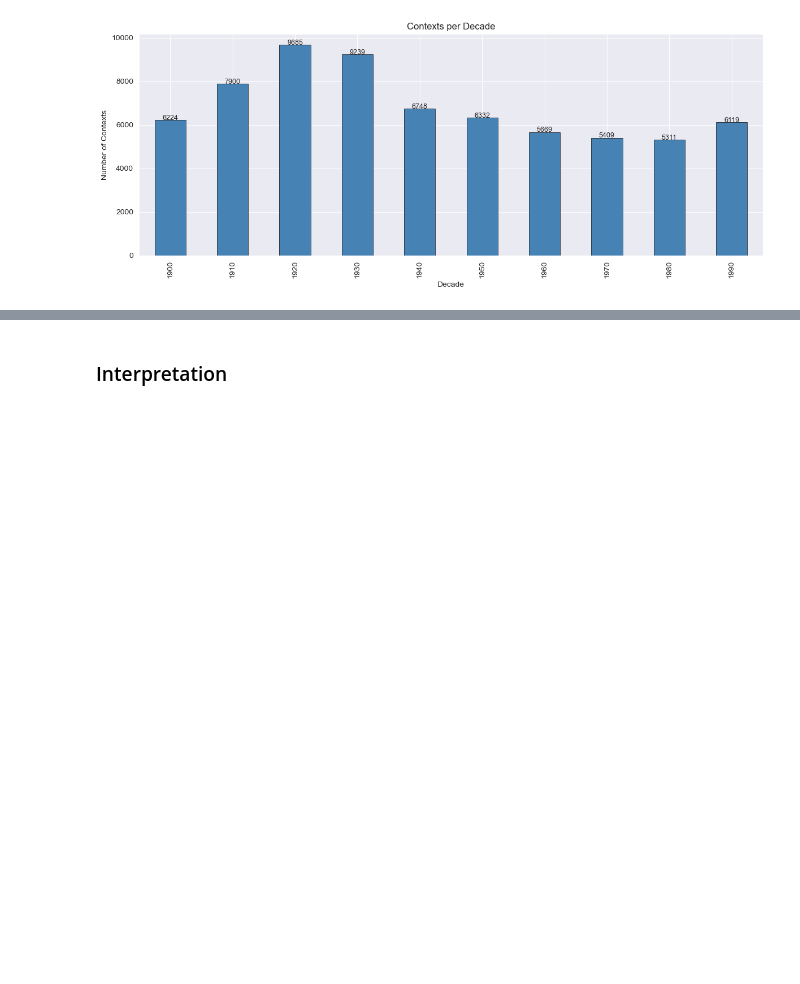
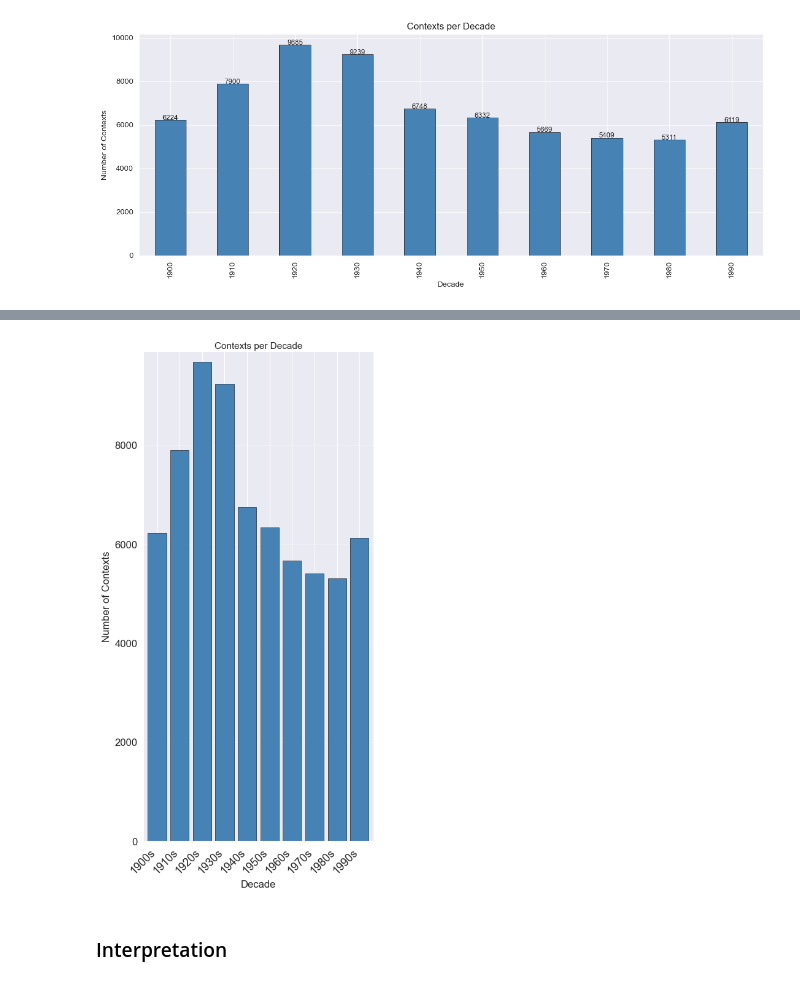
Before and after one commit to FlackoJodye1/diachronic-word-sense-change, a Jupyter notebook: notebooks/analysis/diachronic_pilot_results.ipynb, the cells around one changed output, grey strips where cells are left out. Saved outputs shown, nothing was run; the diff lists cells and outputs as text; code cells hidden in the pictures; blank space fills up the shorter version.

```diff
--- a/notebooks/analysis/diachronic_pilot_results.ipynb
+++ b/notebooks/analysis/diachronic_pilot_results.ipynb
@@ -161,3 +165,35 @@ plt.show()
+# %%
+# Portrait bar chart — one-time use on a poster
+fig, ax = plt.subplots(figsize=(4.5, 9))
+
+ax.bar(
+    contexts_per_decade.index.astype(str),
+    contexts_per_decade.values,
+    width=0.82,
+    color='steelblue',
+    edgecolor='black',
+    linewidth=0.4,
+)
+
+ymax = contexts_per_decade.max()
+ax.set_xlabel('Decade', fontsize=12)
+ax.set_ylabel('Number of Contexts', fontsize=12)
+ax.set_title('Contexts per Decade', fontsize=11, pad=4)
+ax.set_xticklabels([f'{d}s' for d in contexts_per_decade.index])
+plt.setp(ax.get_xticklabels(), rotation=45, ha='right')
+ax.tick_params(axis='x', labelsize=13)
+ax.tick_params(axis='y', labelsize=12)
+ax.set_ylim(0, ymax * 1.02)
+ax.margins(x=0.02)
+ax.spines['top'].set_visible(False)
+ax.spines['right'].set_visible(False)
+ax.grid(axis='y', alpha=0.25)
+ax.set_axisbelow(True)
+
+plt.tight_layout(pad=0.3)
+plt.show()
+# %% [output]
+[figure, added]
 # %% [markdown]
 ### Interpretation
 # %% [markdown]
```
Also changed, not shown: parts of 10 cells of this notebook, 22 other files.
